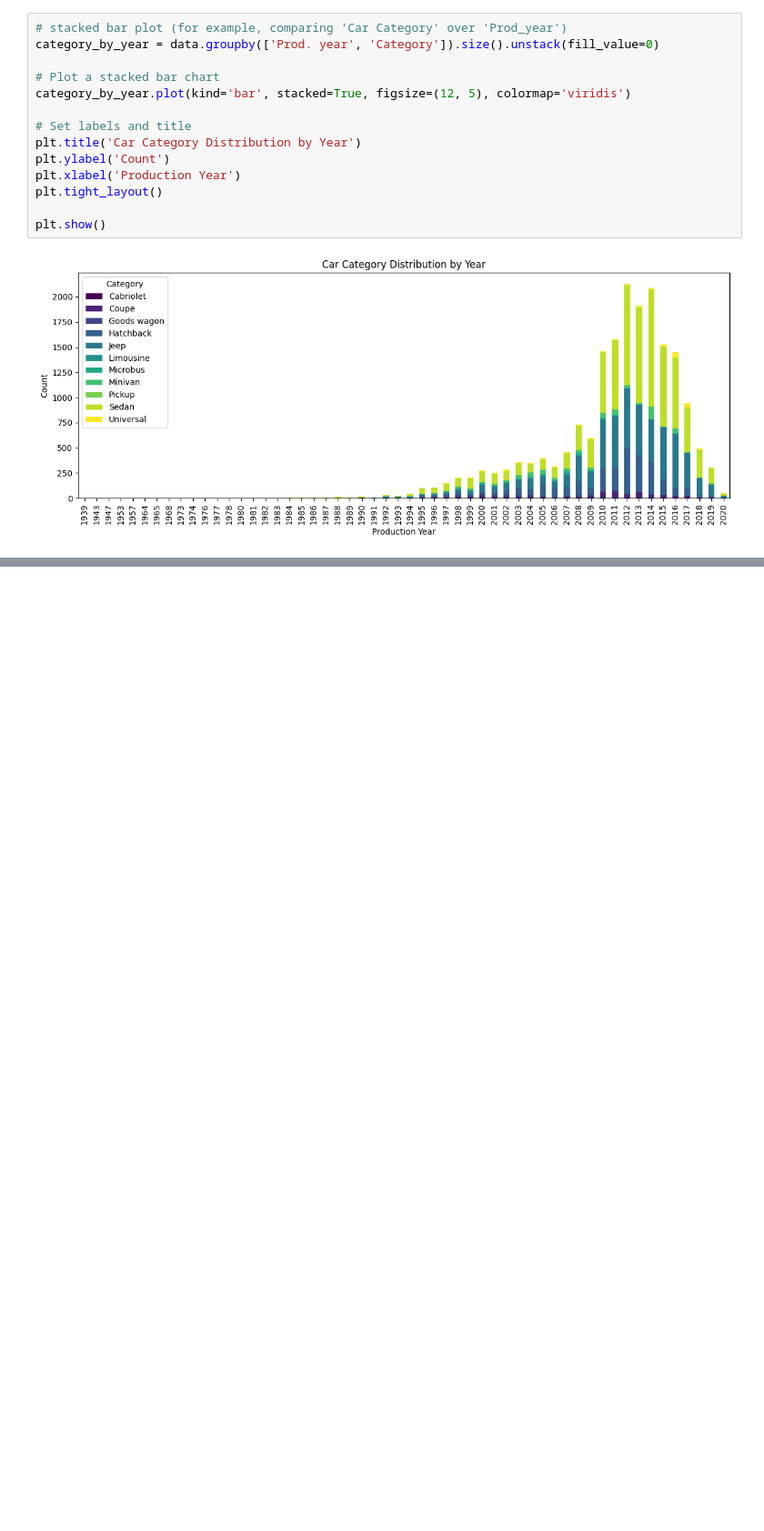
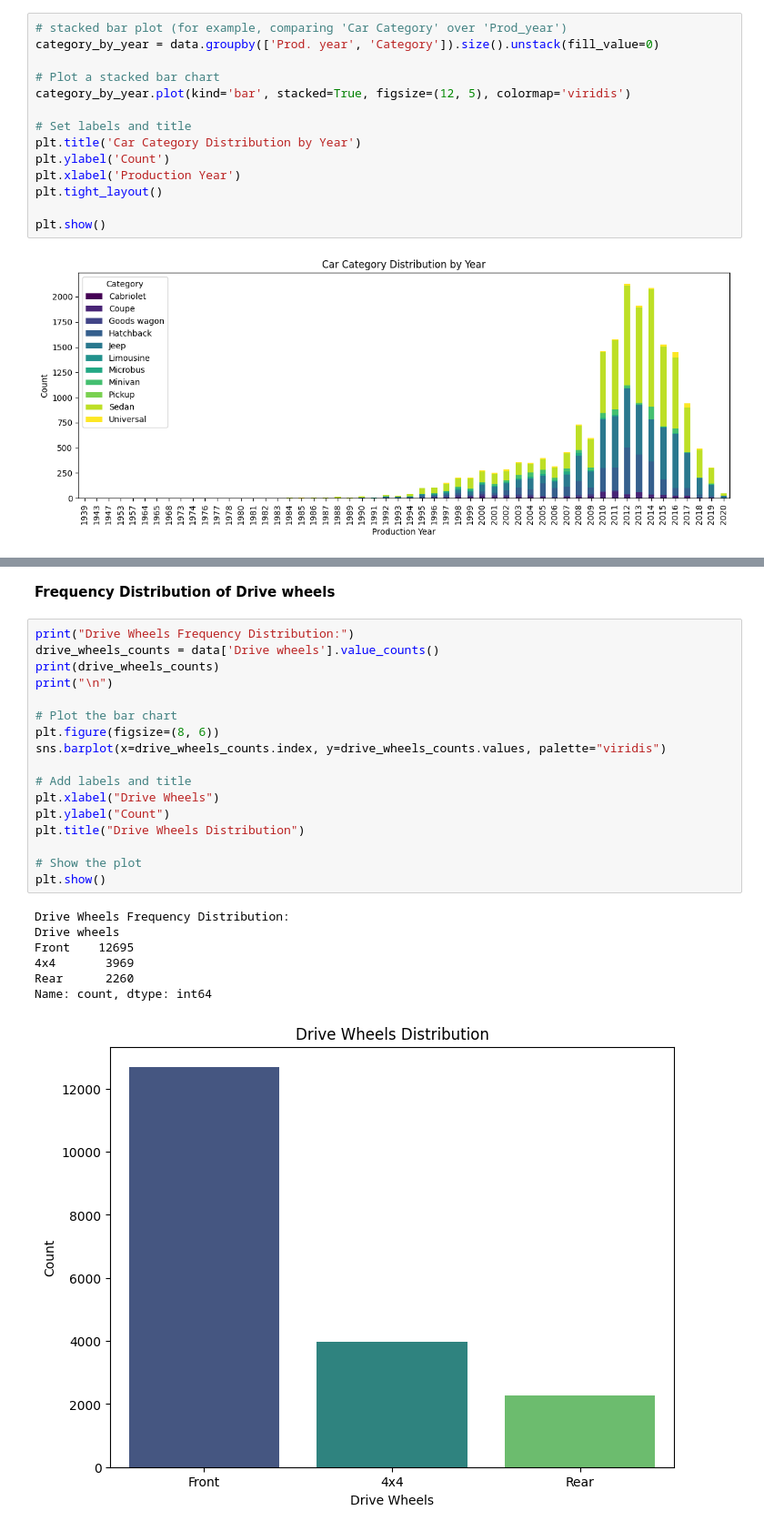
Before and after one commit to KWKWR/exercice, a Jupyter notebook: car-price-prediction.ipynb, the cells around one changed output, grey strips where cells are left out. Shown: that part at 91% size. Saved outputs shown, nothing was run; the diff lists cells and outputs as text; blank space fills up the shorter version.

```diff
--- a/car-price-prediction.ipynb
+++ b/car-price-prediction.ipynb
@@ -823,0 +928,27 @@ plt.show()
+# %% [markdown]
+**Frequency Distribution of Drive wheels**
+# %%
+print("Drive Wheels Frequency Distribution:")
+drive_wheels_counts = data['Drive wheels'].value_counts()
+print(drive_wheels_counts)
+print("\n")
+
+# Plot the bar chart
+plt.figure(figsize=(8, 6))
+sns.barplot(x=drive_wheels_counts.index, y=drive_wheels_counts.values, palette="viridis")
+
+# Add labels and title
+plt.xlabel("Drive Wheels")
+plt.ylabel("Count")
+plt.title("Drive Wheels Distribution")
+
+# Show the plot
+plt.show()
+# %% [output]
+Drive Wheels Frequency Distribution:
+Drive wheels
+Front    12695
+4x4       3969
+Rear      2260
+Name: count, dtype: int64
+[figure, added]
```
Also changed, not shown: parts of 15 cells of this notebook.
